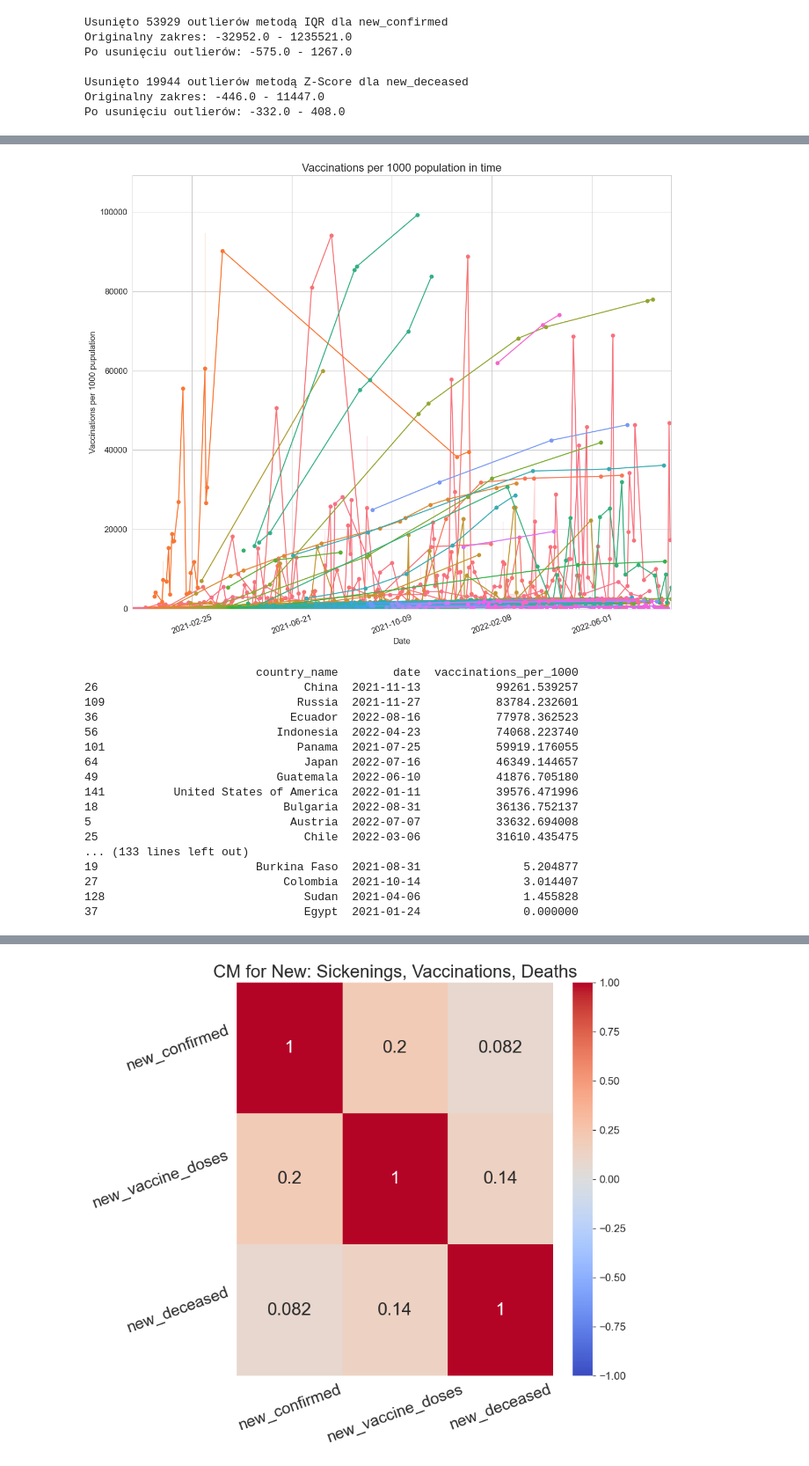
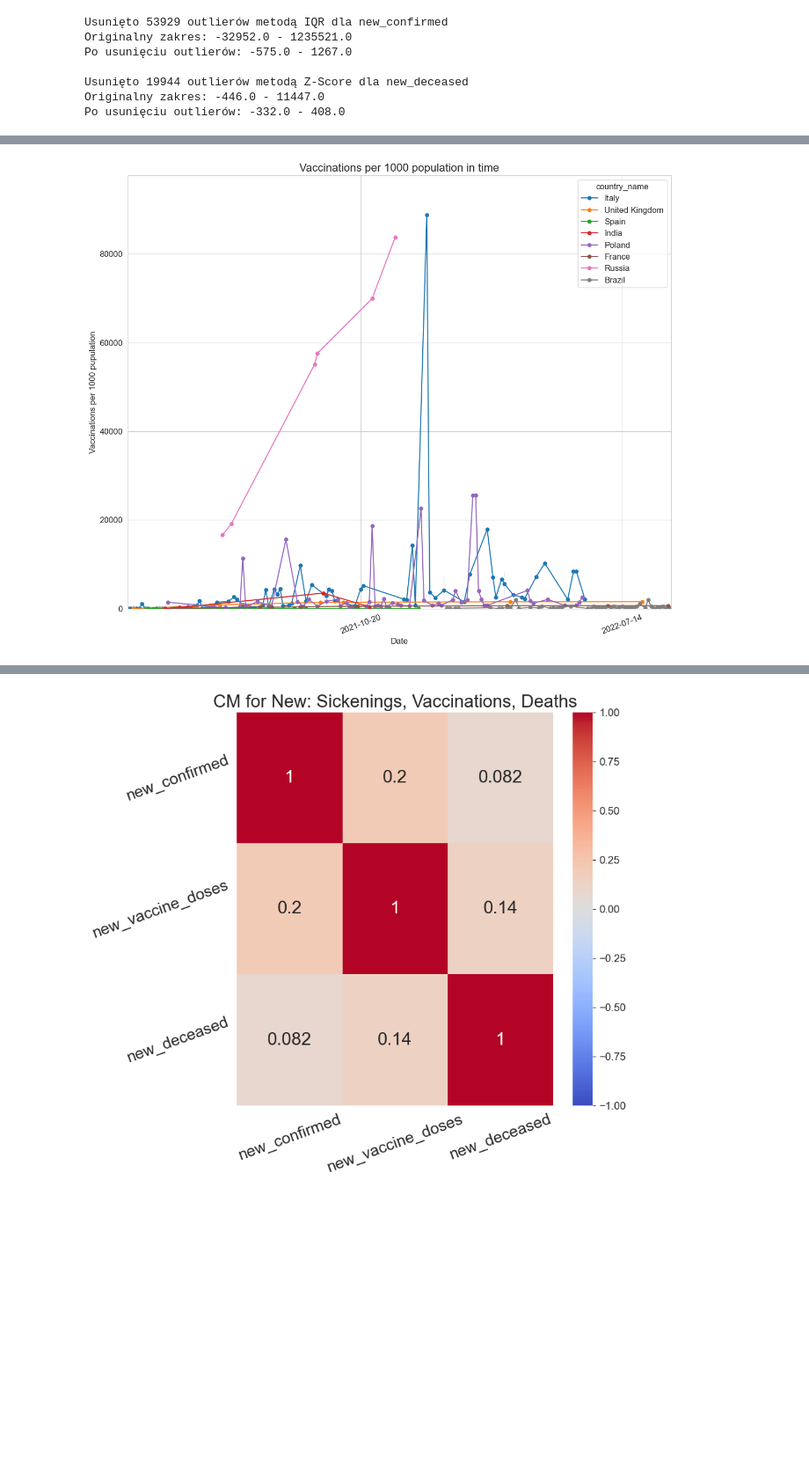
Before and after one commit to kasiap556/bigdata, a Jupyter notebook: main.ipynb, the cells around one changed output, grey strips where cells are left out. Shown at 88% size. Drawn from its saved outputs; the diff is of its cells as text; code cells hidden in the pictures; blank space fills up the shorter version.

```diff
--- a/main.ipynb
+++ b/main.ipynb
@@ -379,53 +374,43 @@ print(last_country_entry[['country_name', 'date', 'sickenings_per_1000']].
 # %%
 #2.4.2
 combined_df = pd.read_csv("0601_combined.csv")
 combined_df = combined_df.sort_values(by='date')
+
+selected_countries = ['United States', 'India', 'Brazil', 'Russia', 'United Kingdom',
+                     'France', 'Germany', 'Italy', 'Spain', 'Poland']
+
+combined_df = combined_df[
+        combined_df['country_name'].isin(selected_countries)
+]
 
 combined_df['vaccinations_per_1000'] = combined_df['cumulative_vaccine_doses_administered'] / combined_df['population'] * 1000
 combined_df = combined_df[combined_df['vaccinations_per_1000'] <= 100000]
 
 plt.figure(figsize=(12, 10))
 ax= sns.lineplot(data=combined_df, x='date', y='vaccinations_per_1000', hue='country_name', marker='o', markeredgewidth=0)
 plt.title('Vaccinations per 1000 population in time', fontsize=16)
 plt.xlabel('Date', fontsize=12)
 plt.ylabel('Vaccinations per 1000 pupulation', fontsize=12)
 ax.xaxis.set_major_locator(mdates.DayLocator(interval=91))
 
 plt.ylim(0, combined_df['vaccinations_per_1000'].max()*1.1)
 plt.xlim(combined_df['date'].min(), combined_df['date'].max())
 plt.xticks(rotation=20)
 
-ax.get_legend().remove()
+# ax.get_legend().remove()
 plt.tight_layout()
 plt.grid(True)
 plt.show()
 
-last_country_entry = combined_df
-last_country_entry = last_country_entry.dropna(subset=['vaccinations_per_1000'])
-last_country_entry = last_country_entry.groupby('country_name')['date'].max()
-last_country_entry = pd.merge(combined_df, last_country_entry, on=['country_name', 'date'], how='right')
-print()
-print(last_country_entry[['country_name', 'date', 'vaccinations_per_1000']].
-        sort_values(by='vaccinations_per_1000', ascending=False))
+# last_country_entry = combined_df
+# last_country_entry = last_country_entry.dropna(subset=['vaccinations_per_1000'])
+# last_country_entry = last_country_entry.groupby('country_name')['date'].max()
+# last_country_entry = pd.merge(combined_df, last_country_entry, on=['country_name', 'date'], how='right')
+# print()
+# print(last_country_entry[['country_name', 'date', 'vaccinations_per_1000']].
+#         sort_values(by='vaccinations_per_1000', ascending=False))
 # %% [output]
-[figure, old version]
+[figure, new version]
-                         country_name        date  vaccinations_per_1000
-26                              China  2021-11-13           99261.539257
-109                            Russia  2021-11-27           83784.232601
-36                            Ecuador  2022-08-16           77978.362523
-56                          Indonesia  2022-04-23           74068.223740
-101                            Panama  2021-07-25           59919.176055
-64                              Japan  2022-07-16           46349.144657
-49                          Guatemala  2022-06-10           41876.705180
-141          United States of America  2022-01-11           39576.471996
-18                           Bulgaria  2022-08-31           36136.752137
-5                             Austria  2022-07-07           33632.694008
-25                              Chile  2022-03-06           31610.435475
-... (133 lines left out)
-19                       Burkina Faso  2021-08-31               5.204877
-27                           Colombia  2021-10-14               3.014407
-128                             Sudan  2021-04-06               1.455828
-37                              Egypt  2021-01-24               0.000000
 # %%
 #2.4.3
 combined_df = pd.read_csv("0601_combined.csv")
```
Also changed, not shown: parts of 6 cells of this notebook.
